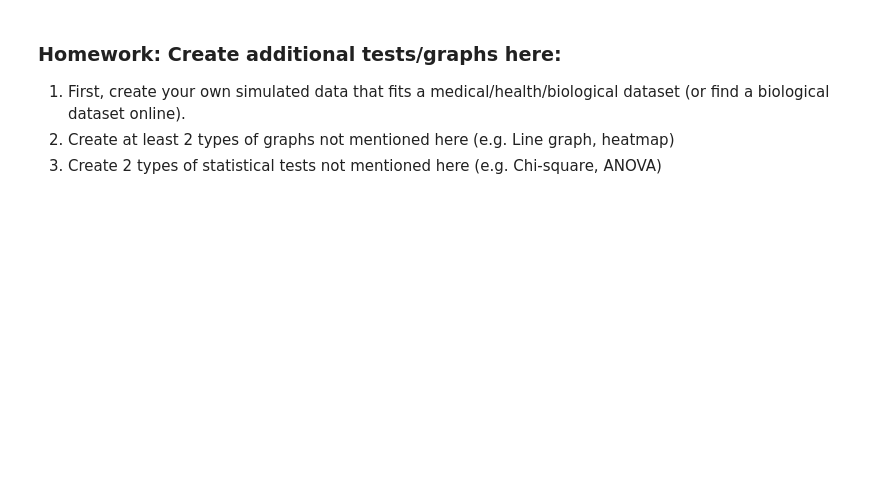
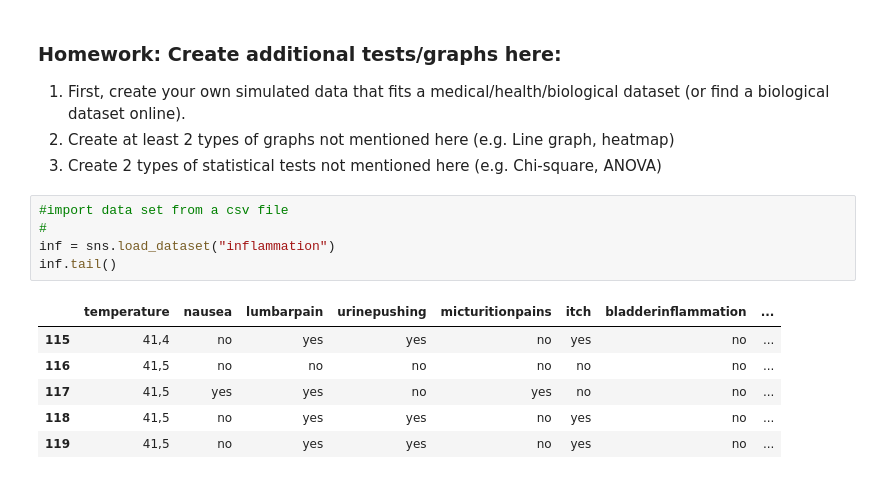
Before and after one commit to erlaidaodao/graphing, a Jupyter notebook: Graphs_Week3.ipynb, the cells around one changed output. Drawn from its saved outputs; the diff is of its cells as text; blank space fills up the shorter version.

```diff
--- a/Graphs_Week3.ipynb
+++ b/Graphs_Week3.ipynb
@@ -270,3 +350,15 @@ The predicted std dev is: 8.884150577771132
 1. First, create your own simulated data that fits a medical/health/biological dataset (or find a biological dataset online).
 2. Create at least 2 types of graphs not mentioned here (e.g. Line graph, heatmap)
 3. Create 2 types of statistical tests not mentioned here (e.g. Chi-square, ANOVA)
+# %%
+#import data set from a csv file
+#
+inf = sns.load_dataset("inflammation")
+inf.tail()
+# %% [output]
+|  | temperature | nausea | lumbarpain | urinepushing | micturitionpains | itch | bladderinflammation | ... |
+| 115 | 41,4 | no | yes | yes | no | yes | no | ... |
+| 116 | 41,5 | no | no | no | no | no | no | ... |
+| 117 | 41,5 | yes | yes | no | yes | no | no | ... |
+| 118 | 41,5 | no | yes | yes | no | yes | no | ... |
+| 119 | 41,5 | no | yes | yes | no | yes | no | ... |
```
Also changed, not shown: parts of 20 cells of this notebook.
